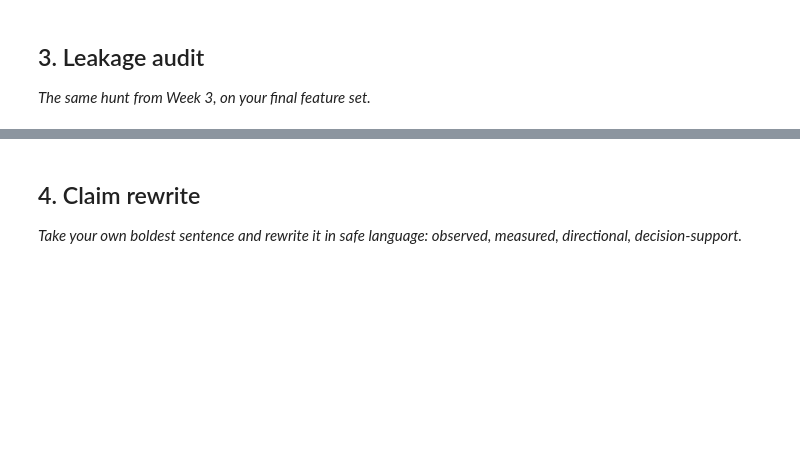
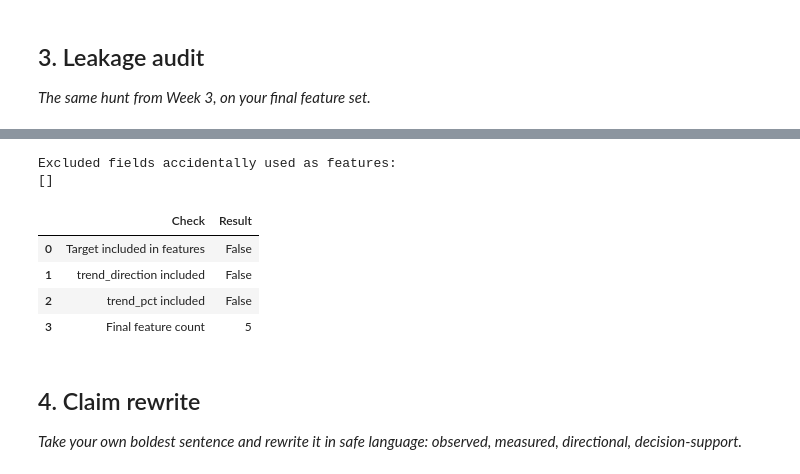
Before and after one commit to Sumit07-git/flyrank-ml-internship, a Jupyter notebook: work/notebooks/w06_validation_audit.ipynb, the cells around one changed output, grey strips where cells are left out. Saved outputs shown, nothing was run; the diff lists cells and outputs as text; code cells hidden in the pictures; blank space fills up the shorter version.

```diff
--- a/work/notebooks/w06_validation_audit.ipynb
+++ b/work/notebooks/w06_validation_audit.ipynb
@@ -30,3 +288,42 @@ This skeleton is yours to fill. Work the sections **in order** — each one has
+# %%
+excluded_fields = [
+    "trend_direction",
+    "trend_pct"
+]
+
+used_excluded_fields = [
+    col for col in excluded_fields
+    if col in features
+]
+
+print("Excluded fields accidentally used as features:")
+print(used_excluded_fields)
+# %% [output]
+Excluded fields accidentally used as features:
+[]
+# %%
+leakage_audit = pd.DataFrame({
+    "Check": [
+        "Target included in features",
+        "trend_direction included",
+        "trend_pct included",
+        "Final feature count"
+    ],
+    "Result": [
+        target in features,
+        "trend_direction" in features,
+        "trend_pct" in features,
+        len(features)
+    ]
+})
+
+display(leakage_audit)
+# %% [output]
+|  | Check | Result |
+| 0 | Target included in features | False |
+| 1 | trend_direction included | False |
+| 2 | trend_pct included | False |
+| 3 | Final feature count | 5 |
 # %% [markdown]
 ## 4. Claim rewrite
 
```
Also changed, not shown: parts of 18 cells of this notebook.
